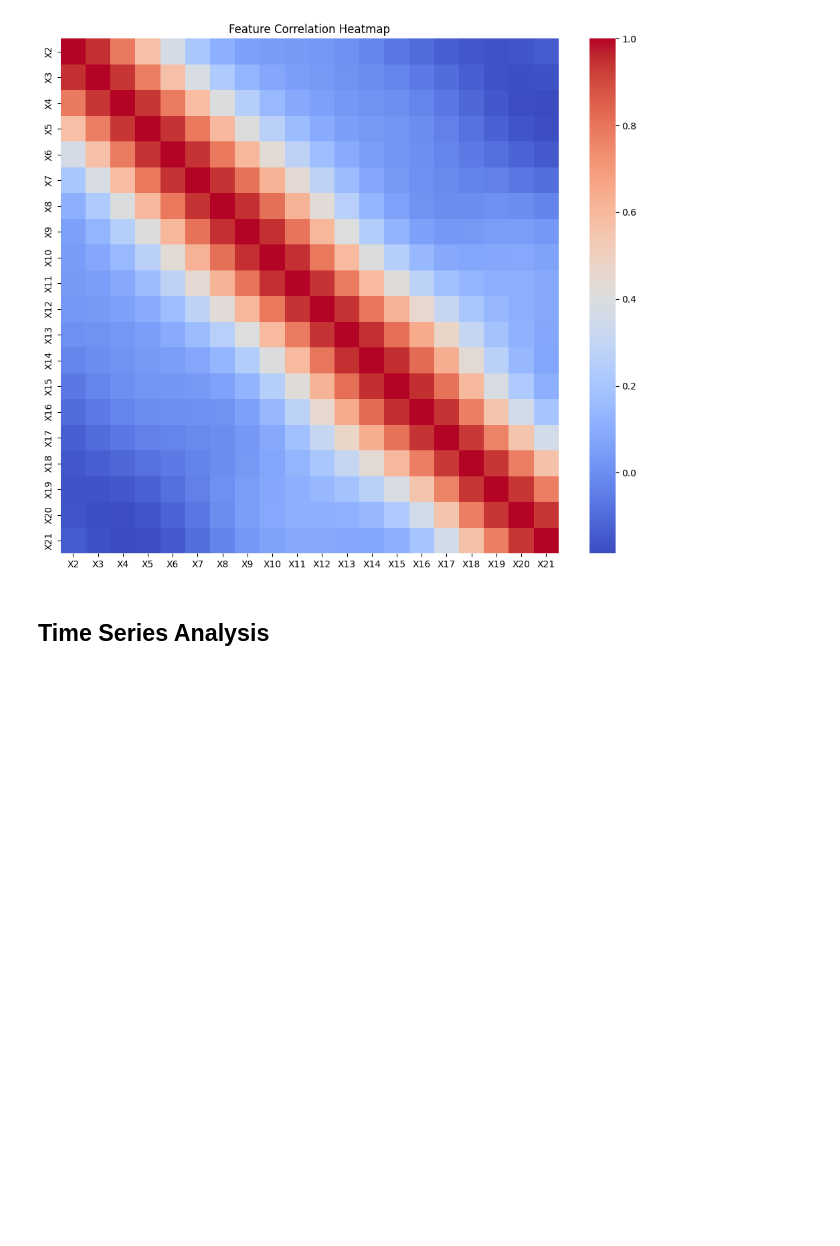
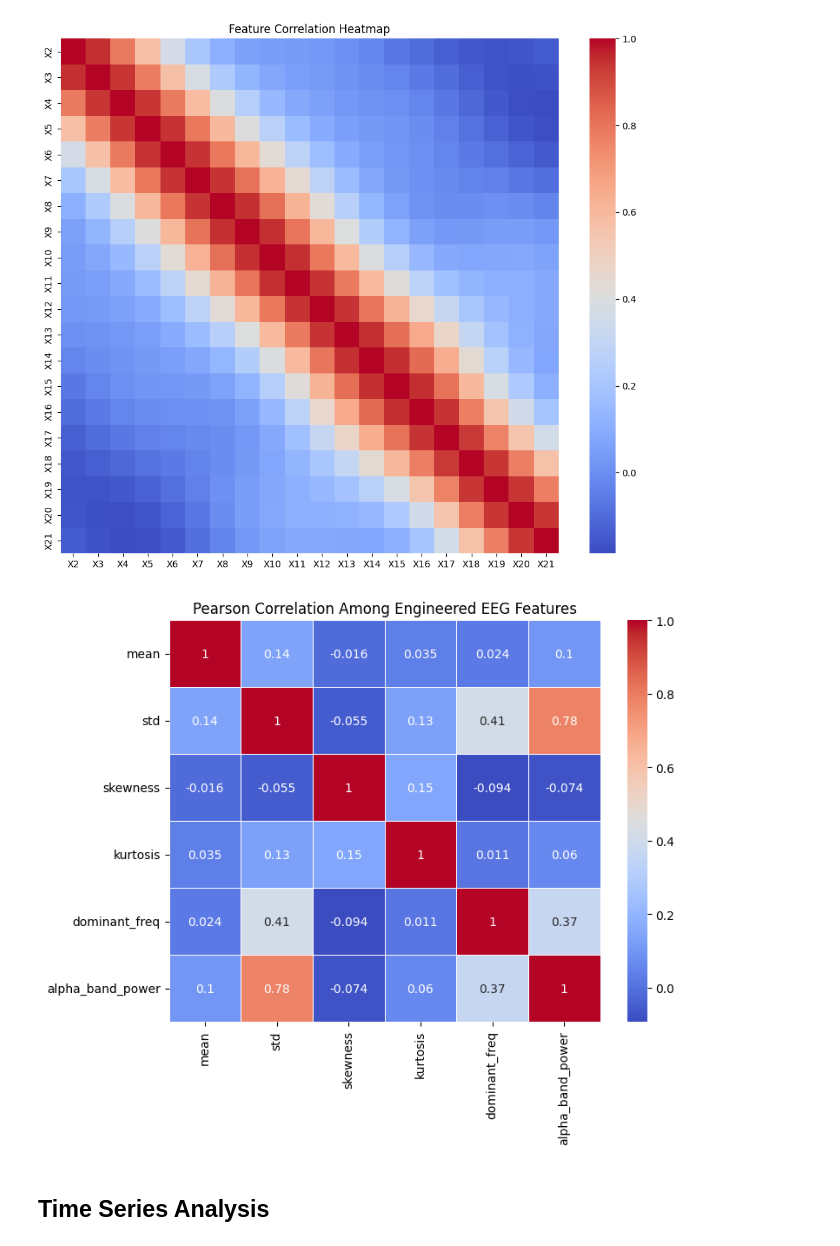
Before and after one commit to y01a-BG/NeuroPredict, a Jupyter notebook: notebooks/Epileptic_Seizure_Recognition-1.ipynb, the cells around one changed output. Drawn from its saved outputs; the diff is of its cells as text; code cells hidden in the pictures; blank space fills up the shorter version.

```diff
--- a/notebooks/Epileptic_Seizure_Recognition-1.ipynb
+++ b/notebooks/Epileptic_Seizure_Recognition-1.ipynb
@@ -153,6 +153,25 @@ plt.title('Feature Correlation Heatmap')
 plt.show()
 # %% [output]
 [figure]
+# %%
+import seaborn as sns
+import matplotlib.pyplot as plt
+
+# Compute Pearson correlation matrix
+corr_matrix = features_df.iloc[:, :-1].corr(method='pearson')
+
+# Set up the figure
+plt.figure(figsize=(8, 6))
+
+# Create heatmap using seaborn
+sns.heatmap(corr_matrix, annot=True, cmap='coolwarm', linewidths=0.5)
+
+plt.title('Pearson Correlation Among Engineered EEG Features')
+
+# Display the heatmap
+plt.show()
+# %% [output]
+[figure, added]
 # %% [markdown]
 ## Time Series Analysis
 # %% [markdown]
```
